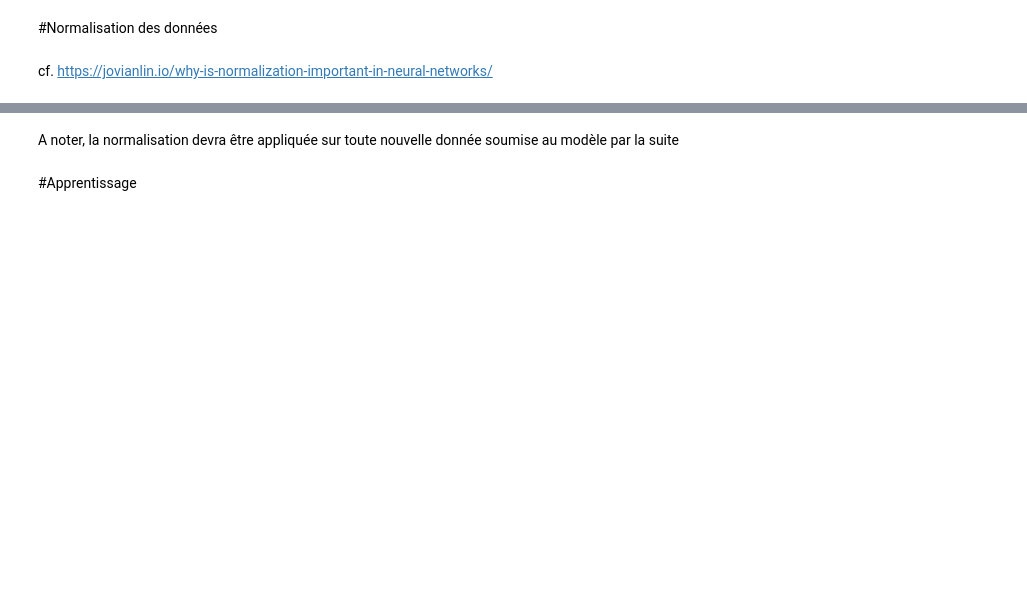
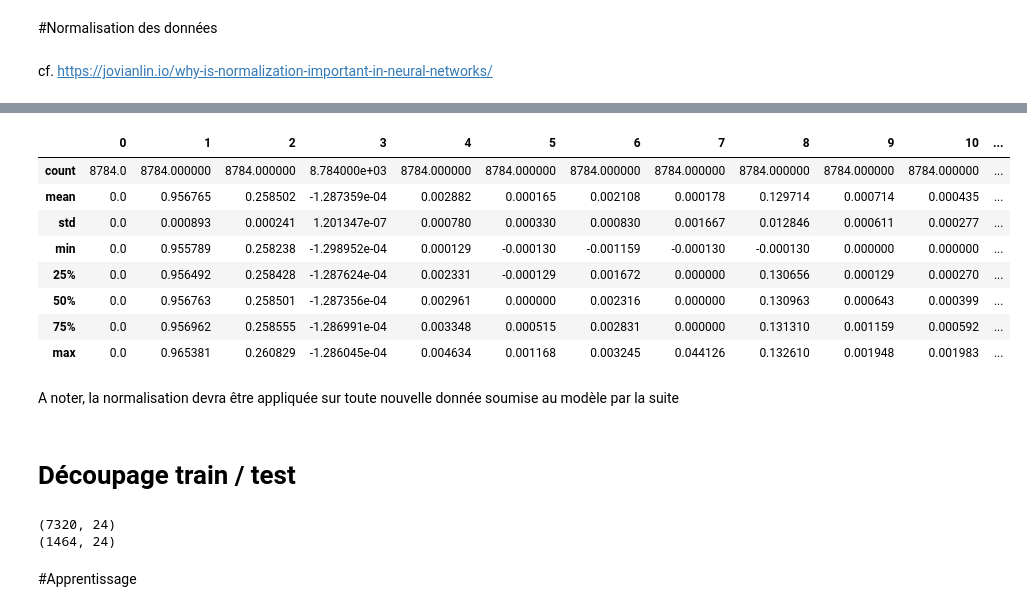
Before and after one commit to jfvandem/dev_test_days, a Jupyter notebook: intro_deep_learning.ipynb, the cells around one changed output, grey strips where cells are left out. Saved outputs shown, nothing was run; the diff lists cells and outputs as text; code cells hidden in the pictures; blank space fills up the shorter version.

```diff
--- a/intro_deep_learning.ipynb
+++ b/intro_deep_learning.ipynb
@@ -292,5 +247,36 @@ X_test_normalized=normalizer.transform(X_test)
+# %%
+pd.DataFrame(X_normalized).describe()
+# %% [output]
+|  | 0 | 1 | 2 | 3 | 4 | 5 | 6 | 7 | 8 | 9 | 10 | ... |
+| count | 8784.0 | 8784.000000 | 8784.000000 | 8.784000e+03 | 8784.000000 | 8784.000000 | 8784.000000 | 8784.000000 | 8784.000000 | 8784.000000 | 8784.000000 | ... |
+| mean | 0.0 | 0.956765 | 0.258502 | -1.287359e-04 | 0.002882 | 0.000165 | 0.002108 | 0.000178 | 0.129714 | 0.000714 | 0.000435 | ... |
+| std | 0.0 | 0.000893 | 0.000241 | 1.201347e-07 | 0.000780 | 0.000330 | 0.000830 | 0.001667 | 0.012846 | 0.000611 | 0.000277 | ... |
+| min | 0.0 | 0.955789 | 0.258238 | -1.298952e-04 | 0.000129 | -0.000130 | -0.001159 | -0.000130 | -0.000130 | 0.000000 | 0.000000 | ... |
+| 25% | 0.0 | 0.956492 | 0.258428 | -1.287624e-04 | 0.002331 | -0.000129 | 0.001672 | 0.000000 | 0.130656 | 0.000129 | 0.000270 | ... |
+| 50% | 0.0 | 0.956763 | 0.258501 | -1.287356e-04 | 0.002961 | 0.000000 | 0.002316 | 0.000000 | 0.130963 | 0.000643 | 0.000399 | ... |
+| 75% | 0.0 | 0.956962 | 0.258555 | -1.286991e-04 | 0.003348 | 0.000515 | 0.002831 | 0.000000 | 0.131310 | 0.001159 | 0.000592 | ... |
+| max | 0.0 | 0.965381 | 0.260829 | -1.286045e-04 | 0.004634 | 0.001168 | 0.003245 | 0.044126 | 0.132610 | 0.001948 | 0.001983 | ... |
 # %% [markdown]
 A noter, la normalisation devra être appliquée sur toute nouvelle donnée soumise au modèle par la suite
+# %% [markdown]
+# Découpage train / test
+# %%
+train_df=df[df['timestamp'].dt.month<11]
+test_df=df[df['timestamp'].dt.month>=11]
+
+X_train=train_df[feature_cols]
+y_train=train_df[target_col]
+y_train=np.asarray(y_train)
+
+X_test=test_df[feature_cols]
+y_test=test_df[target_col]
+y_test=np.asarray(y_test)
+
+print(train_df.shape)
+print(test_df.shape)
+# %% [output]
+(7320, 24)
+(1464, 24)
 # %% [markdown]
 #Apprentissage
 # %%
```
Also changed, not shown: parts of 28 cells of this notebook.
